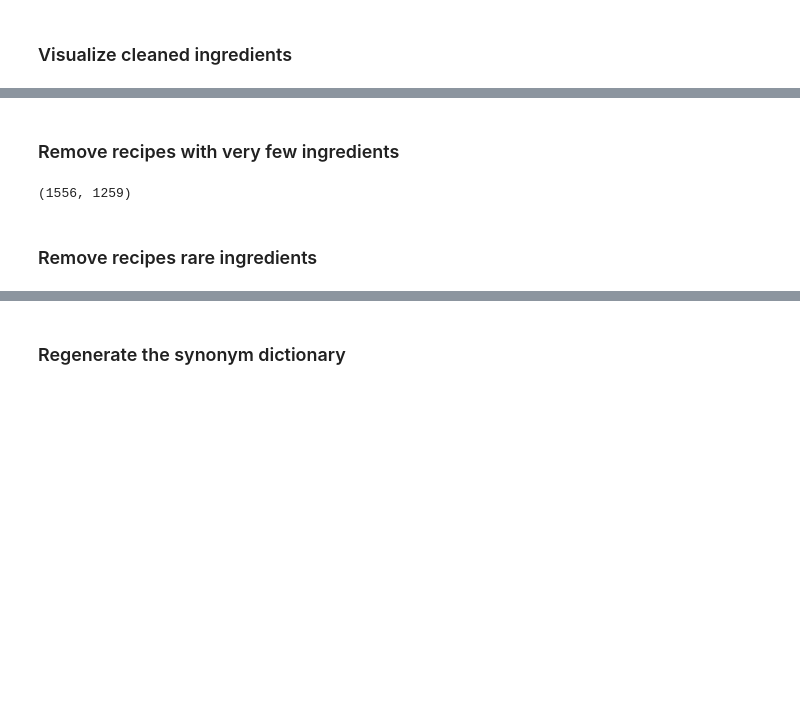
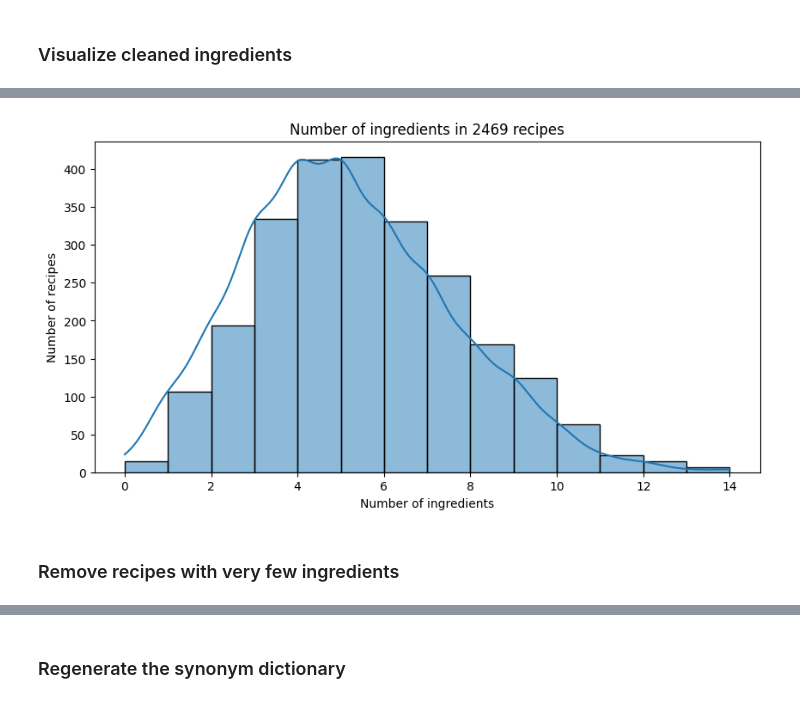
Before and after one commit to rixmape/panlasang-pinoy-clustering, a Jupyter notebook: panlasang-pinoy.ipynb, the cells around one changed output, grey strips where cells are left out. Cells and saved outputs as stored; diff of their text form; code cells hidden in the pictures; blank space fills up the shorter version.

```diff
--- a/panlasang-pinoy.ipynb
+++ b/panlasang-pinoy.ipynb
@@ -324,20 +321,26 @@ plot_ingredient_frequencies(cleaned_recipes)
+# %%
+ingredient_counts = cleaned_df["ingredients"].explode().value_counts()
+rare_ingredients = ingredient_counts[ingredient_counts <= 5].index
+rare_ingredients
+
+with open("data/rare_ingredients.txt", "w", encoding="utf-8") as file:
+    file.writelines("\n".join(sorted(rare_ingredients)))
+# %%
+def remove_rare_ingredients(ingredients):
+    """Remove rare ingredients from a list."""
+    return [
+        ingredient
+        for ingredient in ingredients
+        if ingredient not in rare_ingredients
+    ]
+
+
+cleaned_df.loc[:, "ingredients"] = cleaned_df["ingredients"].apply(
+    remove_rare_ingredients
+)
+
+plot_ingredient_counts(cleaned_df)
+# %% [output]
+[figure, added]
 # %% [markdown]
 ### Remove recipes with very few ingredients
-# %%
-import pandas as pd
-
-df = pd.DataFrame(cleaned_recipes)
-ingredient_counts = df["ingredients"].apply(len)
-q1 = ingredient_counts.quantile(0.75)
-
-reduced_recipes = [
-    recipe
-    for recipe in cleaned_recipes
-    if recipe["ingredients"] and len(recipe["ingredients"]) >= q1
-]
-
-len(reduced_recipes), len(non_empty_recipes) - len(reduced_recipes)
-# %% [output]
-(1556, 1259)
-# %% [markdown]
-### Remove recipes rare ingredients
```
Also changed, not shown: parts of 25 cells of this notebook, 3 other files.
